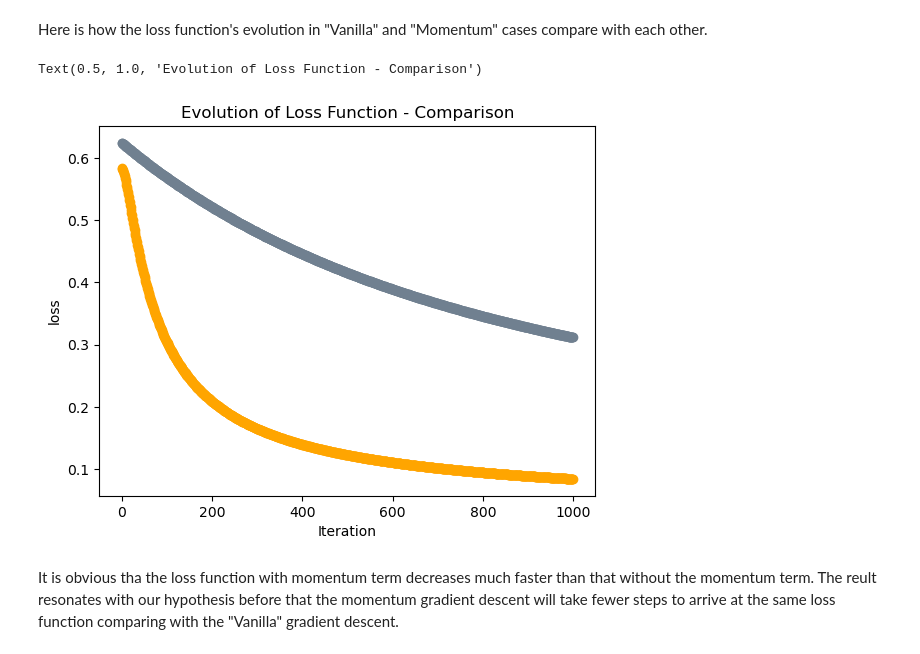
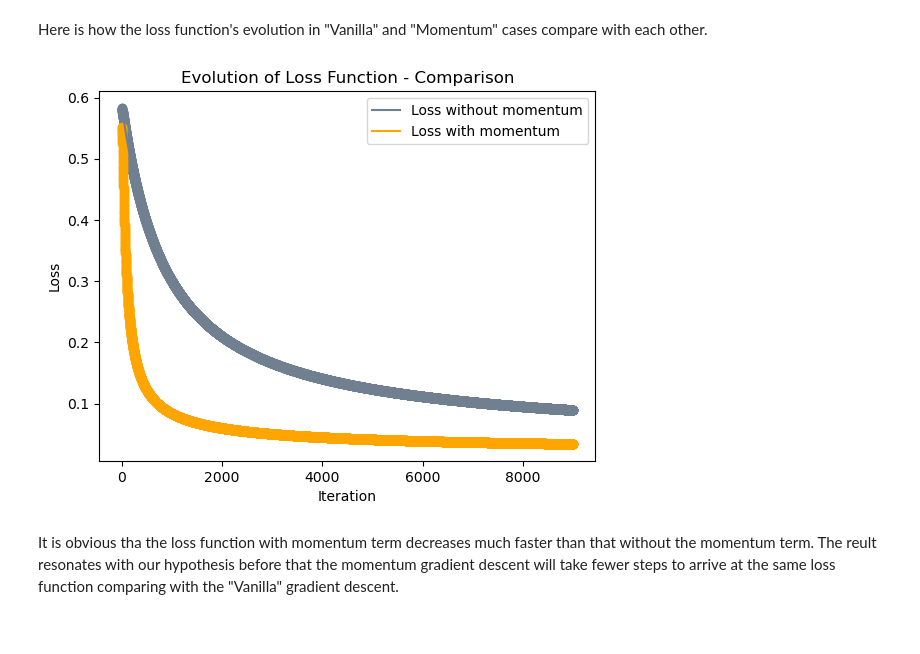
Before and after one commit to alexxuyide/ml, a Jupyter notebook: posts/logisticregression/index.ipynb, the cells around one changed output. Saved outputs shown, nothing was run; the diff lists cells and outputs as text; code cells hidden in the pictures.

```diff
--- a/posts/logisticregression/index.ipynb
+++ b/posts/logisticregression/index.ipynb
@@ -100,7 +74,7 @@ loss_vec = []
 
 alpha = 0.01
 
-for _ in range(1000):
+for _ in range(9000):
     # add other stuff to e.g. keep track of the loss over time.
 
     opt.step(X, y, alpha, beta = 0)
@@ -150,7 +124,7 @@ loss_vec_mom = []
 LR = LogisticRegression()
 opt = GradientDescentOptimizer(LR)
 
-for _ in range(1000):
+for _ in range(9000):
     opt.step(X, y, alpha, beta = 0.9)
 
     loss_1= LR.loss(X, y)
@@ -158,17 +132,26 @@ for _ in range(1000):
 # %% [markdown]
 Here is how the loss function's evolution in "Vanilla" and "Momentum" cases compare with each other.
 # %%
-plt.plot(loss_vec, color = "slategrey")
-plt.scatter(torch.arange(len(loss_vec)), loss_vec, color = "slategrey")
+# Plot loss_vec
+plt.plot(loss_vec, color="slategrey", label="Loss without momentum")
+plt.scatter(torch.arange(len(loss_vec)), loss_vec, color="slategrey")
 
-plt.plot(loss_vec_mom, color = "orange")
-plt.scatter(torch.arange(len(loss_vec_mom)), loss_vec_mom, color = "orange")
+# Plot loss_vec_mom
+plt.plot(loss_vec_mom, color="orange", label="Loss with momentum")
+plt.scatter(torch.arange(len(loss_vec_mom)), loss_vec_mom, color="orange")
 
-labs = plt.gca().set(xlabel = "Iteration", ylabel = "loss")
+# Set labels and title
+plt.xlabel("Iteration")
+plt.ylabel("Loss")
 plt.title("Evolution of Loss Function - Comparison")
+
+# Add legend
+plt.legend()
+
+# Show plot
+plt.show()
 # %% [output]
-Text(0.5, 1.0, 'Evolution of Loss Function - Comparison')
-[figure, old version]
+[figure, new version]
 # %% [markdown]
 It is obvious tha the loss function with momentum term decreases much faster than that without the momentum term. The reult resonates with our hypothesis before that the momentum gradient descent will take fewer steps to arrive at the same loss function comparing with the "Vanilla" gradient descent.
 # %% [markdown]
```
Also changed, not shown: parts of 3 cells of this notebook, 7 other files.
